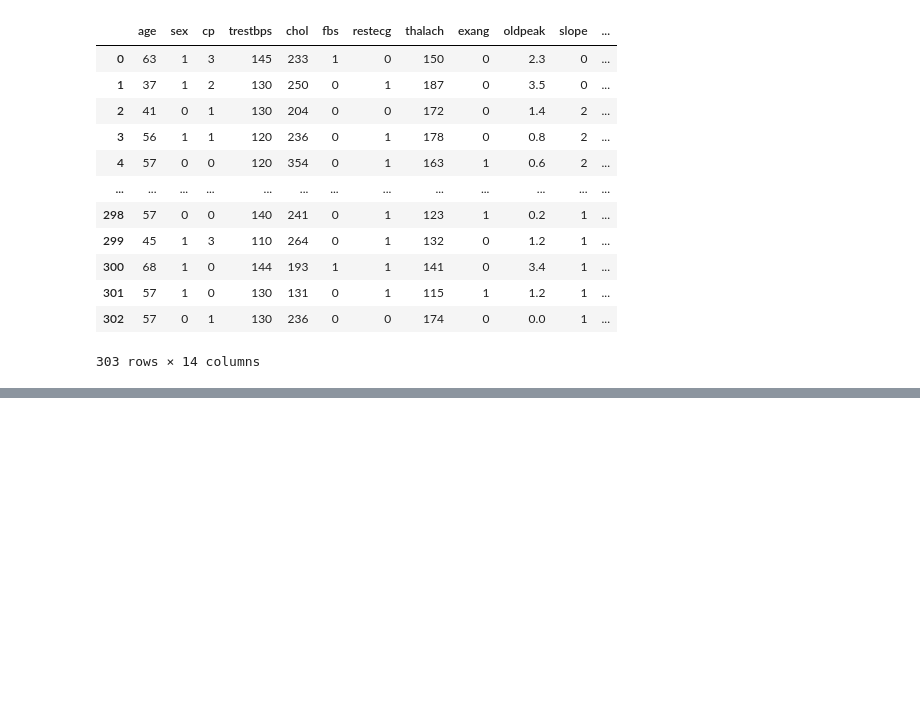
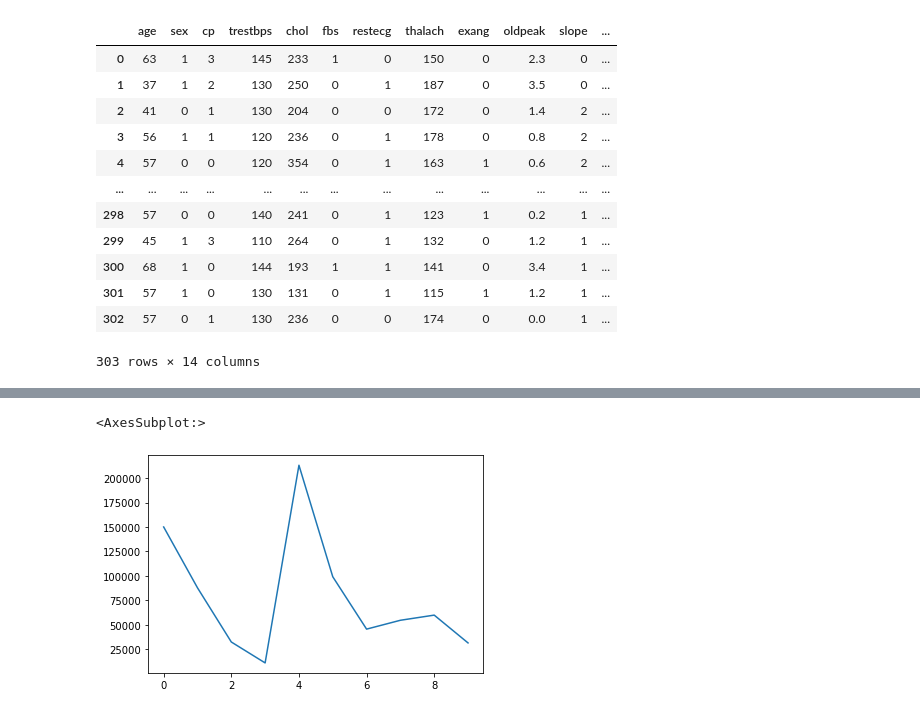
Before and after one commit to Insidiae/ztm-machine-learning, a Jupyter notebook: 1_pandas_data_analysis/introduction_to_pandas.ipynb, the cells around one changed output, grey strips where cells are left out. Cells and saved outputs as stored; diff of their text form; code cells hidden in the pictures; blank space fills up the shorter version.

```diff
--- a/1_pandas_data_analysis/introduction_to_pandas.ipynb
+++ b/1_pandas_data_analysis/introduction_to_pandas.ipynb
@@ -150,0 +420,5 @@ heart_disease
+# %%
+car_sales["Odometer (KM)"].plot()
+# %% [output]
+<AxesSubplot:>
+[figure, added]
```
Also changed, not shown: parts of 78 cells of this notebook, 1 other file.
